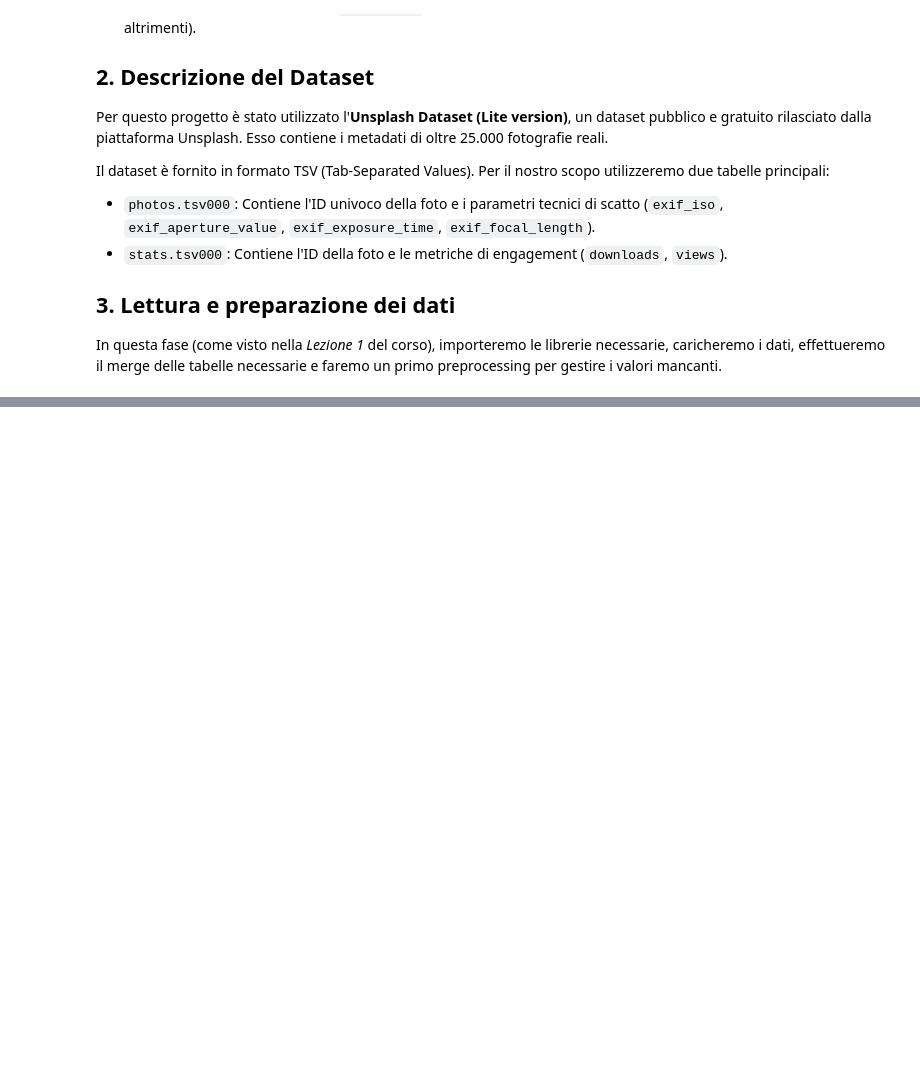
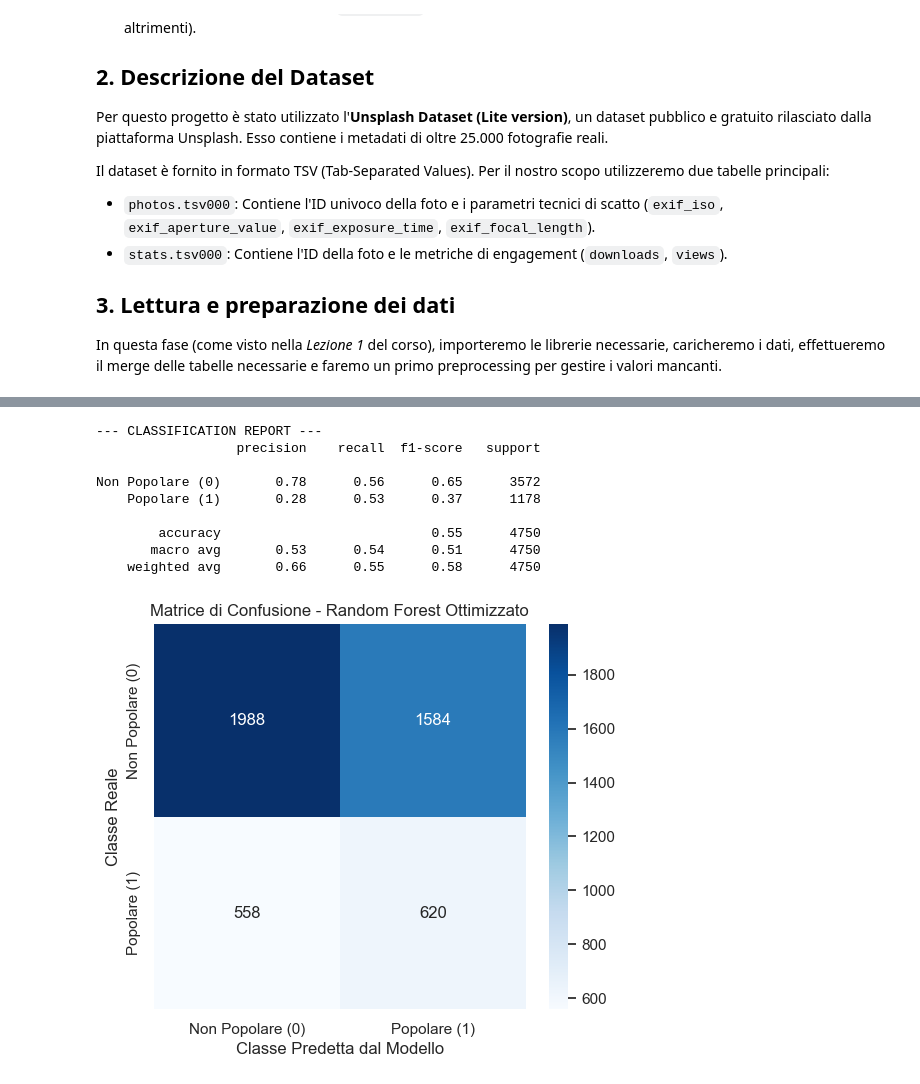
Before and after one commit to maicolsanti/unibo_artifical_intelligence, a Jupyter notebook: project.ipynb, the cells around one changed output, grey strips where cells are left out. Saved outputs shown, nothing was run; the diff lists cells and outputs as text; code cells hidden in the pictures; blank space fills up the shorter version.

```diff
--- a/project.ipynb
+++ b/project.ipynb
@@ -110,0 +362,33 @@ Dimensioni dataset finali pronte per l'analisi: (25000, 10)
+# %%
+from sklearn.metrics import classification_report, confusion_matrix
+
+# generazione delle previsioni sul test set
+y_pred = best_rf_model.predict(X_test_scaled)
+
+# stampa del report delle metriche
+print("Classificazione report")
+
+# uso i nomi delle classi per maggiore chiarezza
+nomi_classi = ['Non Popolare (0)', 'Popolare (1)']
+print(classification_report(y_test, y_pred, target_names=nomi_classi))
+
+# calcolo e visualizzazione della matrice di confusione
+cm = confusion_matrix(y_test, y_pred)
+
+plt.figure(figsize=(6, 5))
+sns.heatmap(cm, annot=True, fmt='d', cmap='Blues', xticklabels=nomi_classi, yticklabels=nomi_classi)
+plt.title('Matrice di Confusione - Random Forest Ottimizzato')
+plt.xlabel('Classe Predetta dal Modello')
+plt.ylabel('Classe Reale')
+plt.show()
+# %% [output]
+--- CLASSIFICATION REPORT ---
+                  precision    recall  f1-score   support
+
+Non Popolare (0)       0.78      0.56      0.65      3572
+    Popolare (1)       0.28      0.53      0.37      1178
+
+        accuracy                           0.55      4750
+       macro avg       0.53      0.54      0.51      4750
+    weighted avg       0.66      0.55      0.58      4750
+[figure, added]
```
Also changed, not shown: parts of 14 cells of this notebook.
